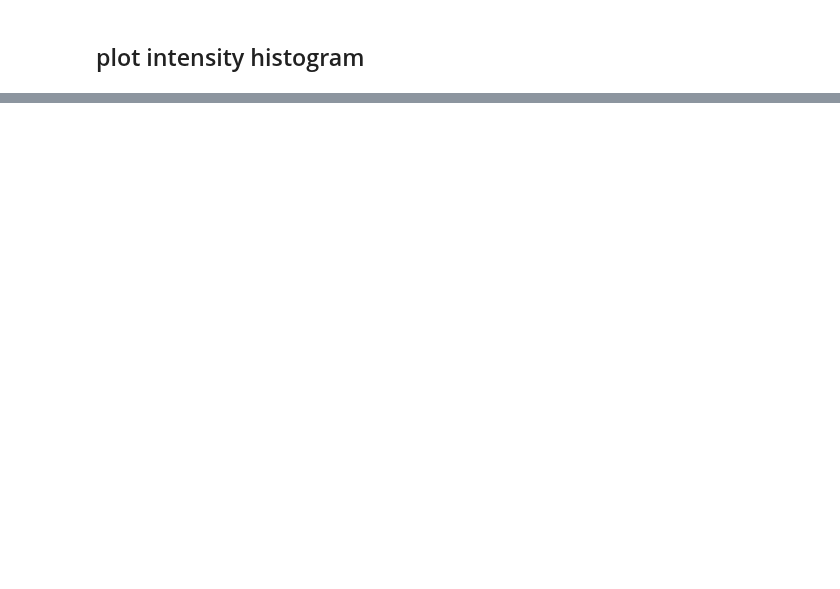
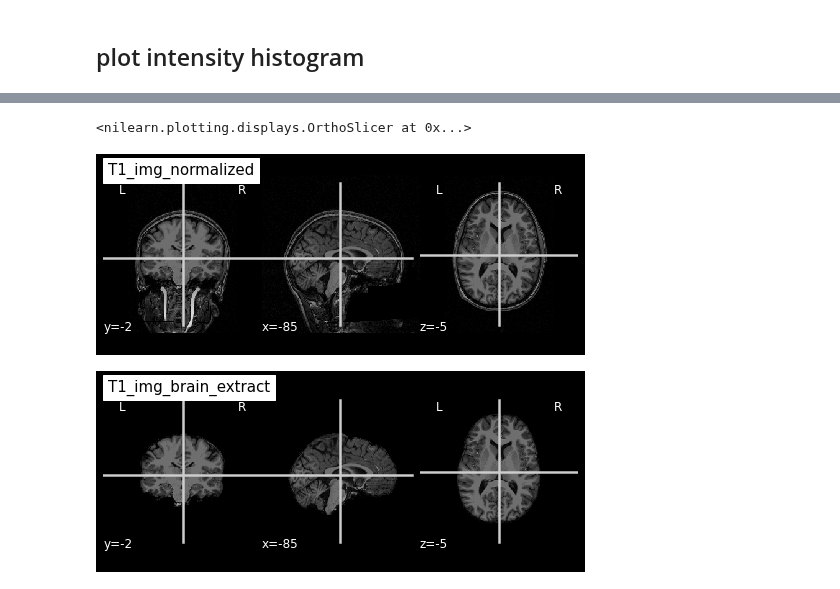
Before and after one commit to carpentries-incubator/SDC-BIDS-sMRI, a Jupyter notebook: code/2_sMRI_image_cleanup.ipynb, the cells around one changed output, grey strips where cells are left out. Cells and saved outputs as stored; diff of their text form; code cells hidden in the pictures; blank space fills up the shorter version.

```diff
--- a/code/2_sMRI_image_cleanup.ipynb
+++ b/code/2_sMRI_image_cleanup.ipynb
@@ -125,0 +144,15 @@ plotting.plot_anat(bias_field_img, title="bias_field", vmax=10, colorbar=True, d
+# %%
+T1_normalized = subject_dir + 'T1.mgz'
+T1_brain_extract = subject_dir + 'brainmask.mgz'
+
+T1_img_normalized = nib.load(T1_normalized)
+T1_img_brain_extract = nib.load(T1_brain_extract)
+# %%
+cut_coords = (-85,-2,-5)
+
+plotting.plot_anat(T1_img_normalized, title="T1_img_normalized", cut_coords=cut_coords, vmax=255)
+plotting.plot_anat(T1_img_brain_extract, title="T1_img_brain_extract", cut_coords=cut_coords, vmax=255)
+# %% [output]
+<nilearn.plotting.displays.OrthoSlicer at 0x...>
+[figure, added]
+[figure, added]
```
Also changed, not shown: parts of 17 cells of this notebook, 1 other file.
